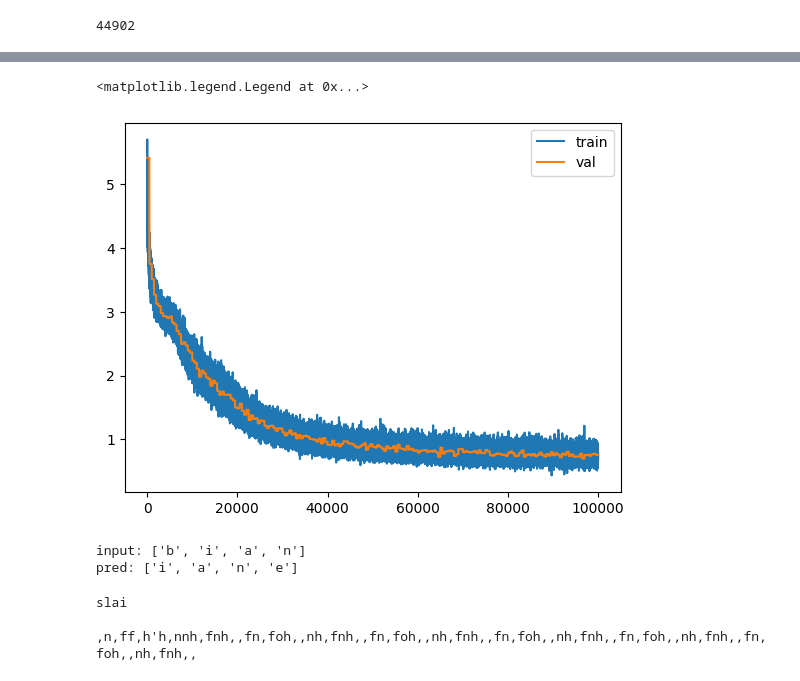
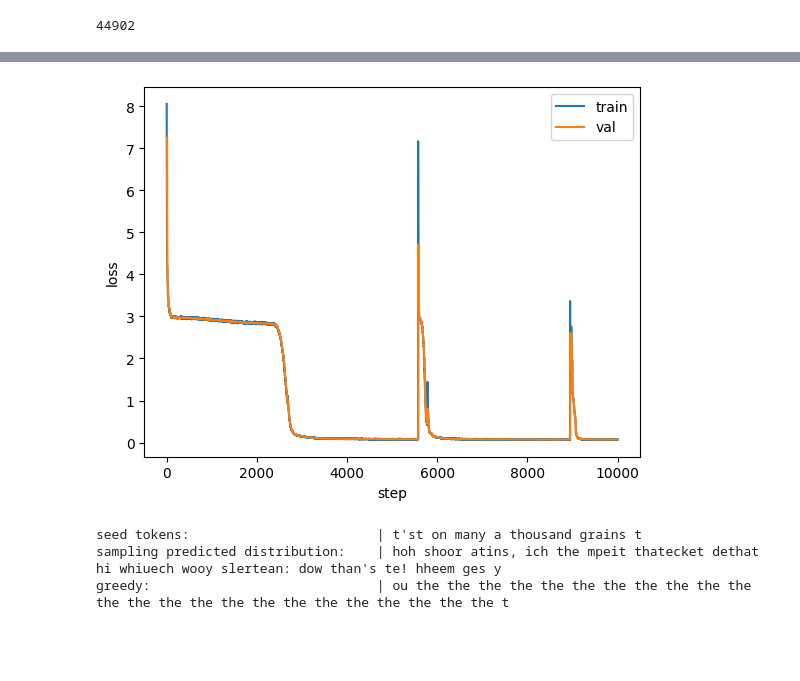
Before and after one commit to rziga/numpy-is-all-you-need, a Jupyter notebook: src/train.ipynb, the cells around one changed output, grey strips where cells are left out. Saved outputs shown, nothing was run; the diff lists cells and outputs as text; code cells hidden in the pictures; blank space fills up the shorter version.

Commit message:
update readme, rerun training

```diff
--- a/src/train.ipynb
+++ b/src/train.ipynb
@@ -12,6 +12,9 @@ datastr = " ".join(o).lower()#[:100]
 split = int(0.8 * len(datastr))
 train = datastr[:split]
 val   = datastr[split:]
+#datastr = "abcd"
+#train = 1000*"abc"
+#val = 1000*"bcd"
 vocab = sorted(list(set(datastr)))
 
 def sample_data(example_len, data):
@@ -26,19 +29,21 @@ def generate_batch(batch_size, block_size, data):
     encoder_inputs = np.ones_like(decoder_inputs)
     return encoder_inputs, decoder_inputs, targets
 
-block_size = 16 # sequence length
-batch_size = 128 # batch size
-d_model = 32 # dimesion of embedding
-d_hidden = 4 # attention dimension
-d_ff = 64 # FF projection dimension
-n_heads = 8 # number of attention heads
-n_layers = 2 # number of encoder and decoder layers
-vocab_size = len(vocab)
+block_size = 32                 # sequence length
+batch_size = 128                # batch size
+d_model = 32                    # dimesion of embedding
+d_ff = d_model*2                # FF projection dimension
+n_heads = 8                     # number of attention heads
+d_hidden = d_model // n_heads   # attention dimension
+n_layers = 2                    # number of encoder and decoder layers
+vocab_size = len(vocab)         # size of vocabulary
+
 np.random.seed(1337)
 
 model = Transformer(vocab_size, n_layers, n_heads, d_model, d_hidden, d_ff)
 loss  = CategoricalCrossentropy()
-optim = Adam(model.parameters(), 1e-3, 0.9, 0.999)
+optim = Adam(model.parameters(), 1e-2, 0.9, 0.999)
+history = {"train": [], "val": []}
 
 print(model.n_params())
 # %% [output]
@@ -90,31 +95,39 @@ KeyboardInterrupt:
 # %%
 plt.plot(history["train"], label="train")
 plt.plot(history["val"], label="val")
+plt.xlabel("step")
+plt.ylabel("loss")
 plt.legend()
+plt.savefig("../figs/loss.png")
 # %% [output]
-<matplotlib.legend.Legend at 0x...>
-[figure, old version]
+[figure, new version]
-# %%
-x_enc, x_dec, y = generate_batch(batch_size*10, block_size, val)
-y_pred = model([x_enc[0], x_dec[0]])
-print("input:", [vocab[i] for i in x_dec[0]])
-print("pred:", [vocab[i] for i in y_pred.argmax(axis=-1)])
-# %% [output]
-input: ['b', 'i', 'a', 'n']
-pred: ['i', 'a', 'n', 'e']
 # %%
-def generate_tokens(x_seed, out_len):
+np.random.seed(1337)
+
+def sample_multinomial(p):
+    # source: https://stackoverflow.com/questions/40474436/how-to-apply-numpy-random-choice-to-a-matrix-of-probability-values-vectorized-s
+    cumsum = p.cumsum(axis=-1)
+    draws = np.random.rand(*cumsum.shape[:-1], 1)
+    return (draws < cumsum).argmax(axis=-1)
+
+def sample_top(p):
+    return p.argmax(axis=-1)
+
+def generate_tokens(x_seed, out_len, sampling_fcn):
     x_enc, x_dec = x_seed
     for _ in range(out_len):
-        y_pred = model([x_enc, x_dec]).argmax(axis=-1)[-1]
-        x_enc[..., :-1] = x_enc[..., 1:]
-        x_enc[..., -1] = y_pred
+        y_pred = model([x_enc, x_dec])
+        y_pred = sampling_fcn(y_pred)[..., -1]
+        x_dec[..., :-1] = x_dec[..., 1:]
+        x_dec[..., -1] = y_pred
         yield vocab[y_pred]
 
-x_enc, x_dec, _ = generate_batch(1, 4, datastr)
+x_enc, x_dec, _ = generate_batch(1, block_size, val)
 
-print("".join([vocab[i] for i in x_dec[0]]))
-print("".join([t for t in generate_tokens([x_enc[0], x_dec[0]], 100)]))
+print("seed tokens:                        |", "".join([vocab[i] for i in x_dec[0]]))
+print("sampling predicted distribution:    |", "".join([t for t in generate_tokens([x_enc[0], x_dec[0]], 100, sample_multinomial)]))
+print("greedy:                             |", "".join([t for t in generate_tokens([x_enc[0], x_dec[0]], 100, sample_top)]))
 # %% [output]
-slai
- ,n,ff,h'h,nnh,fnh,,fn,foh,,nh,fnh,,fn,foh,,nh,fnh,,fn,foh,,nh,fnh,,fn,foh,,nh,fnh,,fn,foh,,nh,fnh,,
+seed tokens:                        | t'st on many a thousand grains t
+sampling predicted distribution:    | hoh shoor atins, ich the mpeit thatecket dethat hi whiuech wooy slertean: dow than's te! hheem ges y
+greedy:                             | ou the the the the the the the the the the the the the the the the the the the the the the the the t
```
Also changed, not shown: parts of 1 cell of this notebook, 2 other files.
